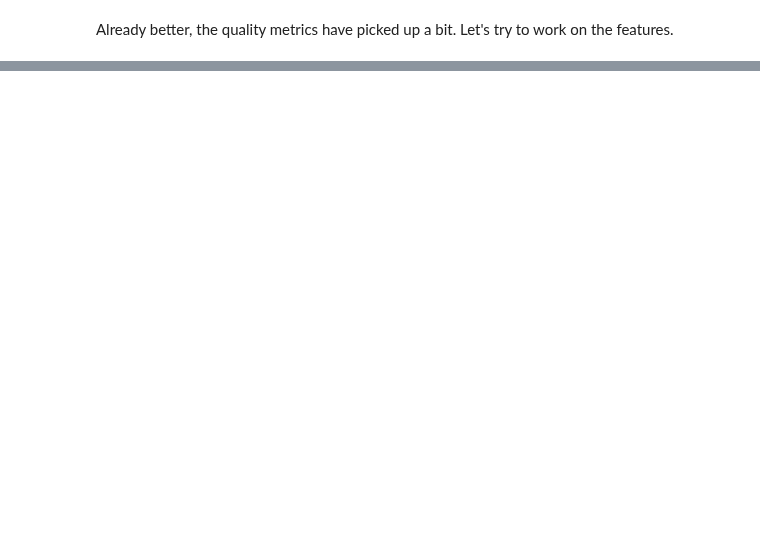
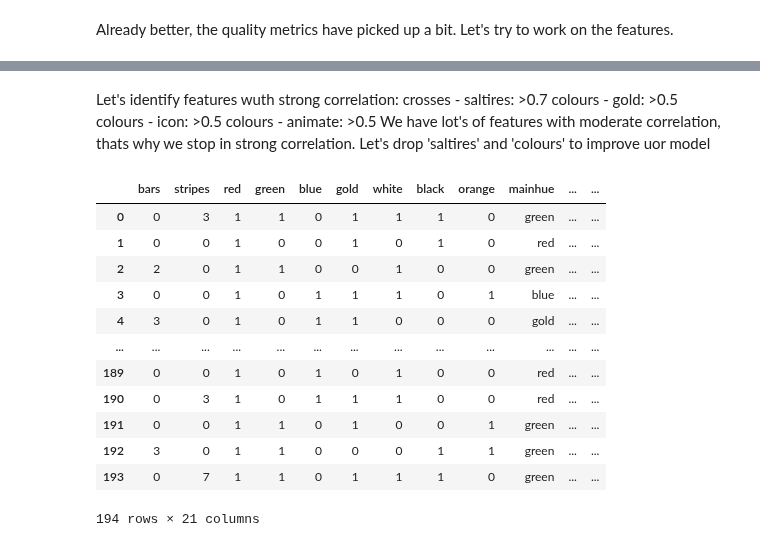
Before and after one commit to Fedorov-Nikita/Classification-Flags, a Jupyter notebook: classification-flags.ipynb, the cells around one changed output, grey strips where cells are left out. Cells and saved outputs as stored; diff of their text form; code cells hidden in the pictures; blank space fills up the shorter version.

Commit message:
Add model's statistics

```diff
--- a/classification-flags.ipynb
+++ b/classification-flags.ipynb
@@ -161,0 +188,24 @@ Already better, the quality metrics have picked up a bit. Let's try to work on t
+# %% [markdown]
+Let's identify features wuth strong correlation:
+crosses - saltires: >0.7
+colours - gold: >0.5
+colours - icon: >0.5
+colours - animate: >0.5
+We have lot's of features with moderate correlation, thats why we stop in strong correlation. Let's drop 'saltires' and 'colours' to improve uor model
+# %%
+X_fe = X.copy()
+X_fe.drop(columns=['saltires', 'colours'])
+# %% [output]
+|  | bars | stripes | red | green | blue | gold | white | black | orange | mainhue | ... | ... |
+| 0 | 0 | 3 | 1 | 1 | 0 | 1 | 1 | 1 | 0 | green | ... | ... |
+| 1 | 0 | 0 | 1 | 0 | 0 | 1 | 0 | 1 | 0 | red | ... | ... |
+| 2 | 2 | 0 | 1 | 1 | 0 | 0 | 1 | 0 | 0 | green | ... | ... |
+| 3 | 0 | 0 | 1 | 0 | 1 | 1 | 1 | 0 | 1 | blue | ... | ... |
+| 4 | 3 | 0 | 1 | 0 | 1 | 1 | 0 | 0 | 0 | gold | ... | ... |
+| ... | ... | ... | ... | ... | ... | ... | ... | ... | ... | ... | ... | ... |
+| 189 | 0 | 0 | 1 | 0 | 1 | 0 | 1 | 0 | 0 | red | ... | ... |
+| 190 | 0 | 3 | 1 | 0 | 1 | 1 | 1 | 0 | 0 | red | ... | ... |
+| 191 | 0 | 0 | 1 | 1 | 0 | 1 | 0 | 0 | 1 | green | ... | ... |
+| 192 | 3 | 0 | 1 | 1 | 0 | 0 | 0 | 1 | 1 | green | ... | ... |
+| 193 | 0 | 7 | 1 | 1 | 0 | 1 | 1 | 1 | 0 | green | ... | ... |
+194 rows × 21 columns
```
Also changed, not shown: parts of 7 cells of this notebook.
